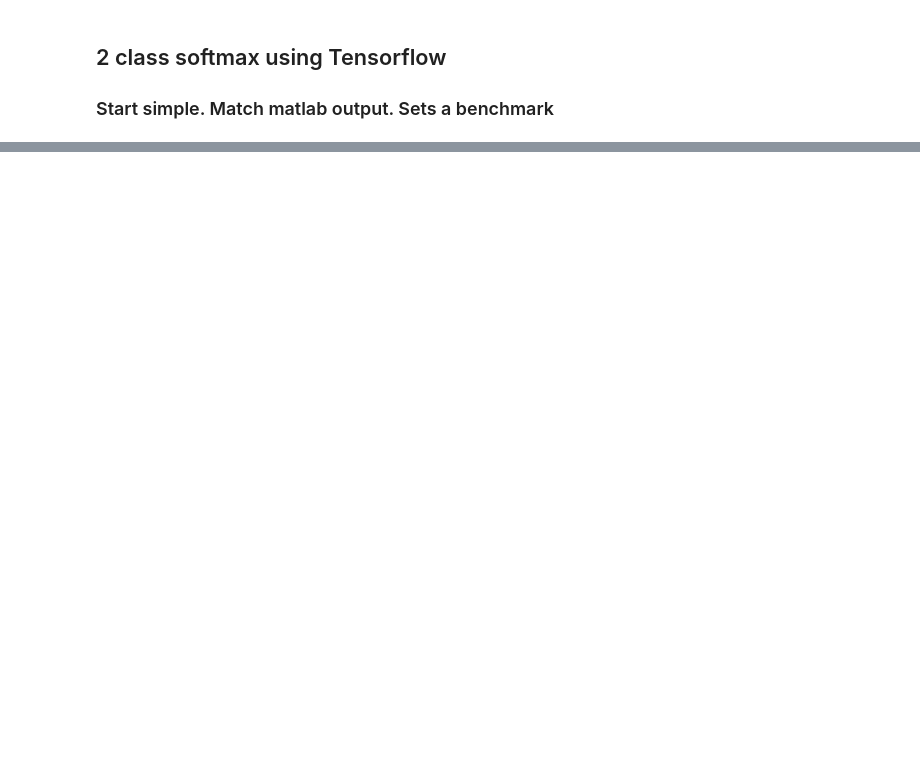
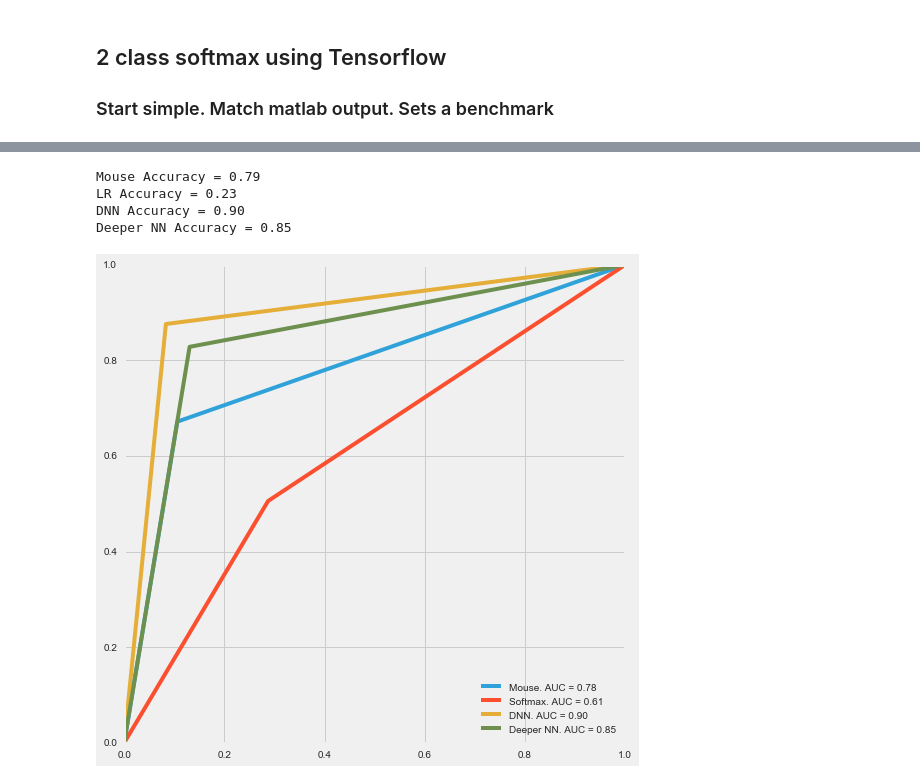
Before and after one commit to mathewzilla/whiskfree, a Jupyter notebook: tf/2_class_softmax_allmice.ipynb, the cells around one changed output, grey strips where cells are left out. Cells and saved outputs as stored; diff of their text form; code cells hidden in the pictures; blank space fills up the shorter version.

```diff
--- a/tf/2_class_softmax_allmice.ipynb
+++ b/tf/2_class_softmax_allmice.ipynb
@@ -70,0 +147,8 @@ test labels shape: (228, 2)
+# %%
+# compare with a DNN using skflow
+import tensorflow.contrib.learn as skflow
+
+classifier = skflow.TensorFlowDNNClassifier(hidden_units=[50,50], n_classes=2,batch_size=128, steps=1000, optimizer = 'Adam',learning_rate=0.01)
+classifier.fit(traindata, trainlabs[:,1]) #,logdir='/tmp/tf_examples/skflow_dnn_model_1/')
+print(metrics.accuracy_score(testlabs[:,1], classifier.predict(testdata)))
+print(metrics.accuracy_score(labs[:,1], classifier.predict(both_c)))
@@ -70,0 +168,6 @@ test labels shape: (228, 2)
+# %%
+# Going deeper
+classifier2 = skflow.TensorFlowDNNClassifier(hidden_units=[10, 20, 20, 10], n_classes=2,batch_size=128, steps=1000, optimizer='Adam', learning_rate=0.01)
+classifier2.fit(traindata, trainlabs[:,1])
+print(metrics.accuracy_score(testlabs[:,1], classifier2.predict(testdata)))
+print(metrics.accuracy_score(labs[:,1], classifier2.predict(both_c)))
@@ -70,0 +187,45 @@ test labels shape: (228, 2)
+# %%
+# Plot ROC curves and print AUC for all models and mouse
+
+# DNN
+dnnp = classifier.predict(both_c)
+fpr,tpr,thresholds = metrics.roc_curve(labs[:,1],dnnp)
+
+# LR
+lrp = lr.predict(both_c)
+fpr2,tpr2,thresholds2 = metrics.roc_curve(labs[:,1],lrp)
+
+# Deeper NN
+dnn2p = classifier2.predict(both_c)
+fpr4,tpr4,thresholds4 = metrics.roc_curve(labs[:,1],dnn2p)
+
+# Mouse
+mouse_choice = ch[clean1|clean2].values
+# Set all non-choice-1 as choice 2
+mouse_choice_b = mouse_choice
+mouse_choice_b[mouse_choice_b !=2]  = 1
+fpr3,tpr3,thresholds3 = metrics.roc_curve(labs[:,1],mouse_choice-1)
+
+
+with plt.style.context('fivethirtyeight'):
+    fig, ax = plt.subplots(figsize=(8,8))
+    plt.plot(fpr3,tpr3,label = 'Mouse. AUC = %0.2f'% metrics.roc_auc_score(labs[:,1],mouse_choice-1))
+    plt.plot(fpr2,tpr2, label = 'Softmax. AUC = %0.2f'% metrics.roc_auc_score(labs[:,1],lrp))
+    plt.plot(fpr,tpr,label = 'DNN. AUC = %0.2f'% metrics.roc_auc_score(labs[:,1],dnnp))
+    plt.plot(fpr4,tpr4,label = 'Deeper NN. AUC = %0.2f'% metrics.roc_auc_score(labs[:,1],dnn2p))
+    plt.legend(loc=4)
+
+
+
+print('Mouse Accuracy = %0.2f'% metrics.accuracy_score(labs[:,1],mouse_choice-1))
+print('LR Accuracy = %0.2f'% metrics.accuracy_score(labs[:,1],lrp))
+print('DNN Accuracy = %0.2f'% metrics.accuracy_score(labs[:,1],dnnp))
+print('Deeper NN Accuracy = %0.2f'% metrics.accuracy_score(labs[:,1],dnn2p))
+
+plt.savefig('ROC_TT_all_'+ mouse_name +'.png')
+# %% [output]
+Mouse Accuracy = 0.79
+LR Accuracy = 0.23
+DNN Accuracy = 0.90
+Deeper NN Accuracy = 0.85
+[figure, added]
```
Also changed, not shown: parts of 43 cells of this notebook, 10 other files.
